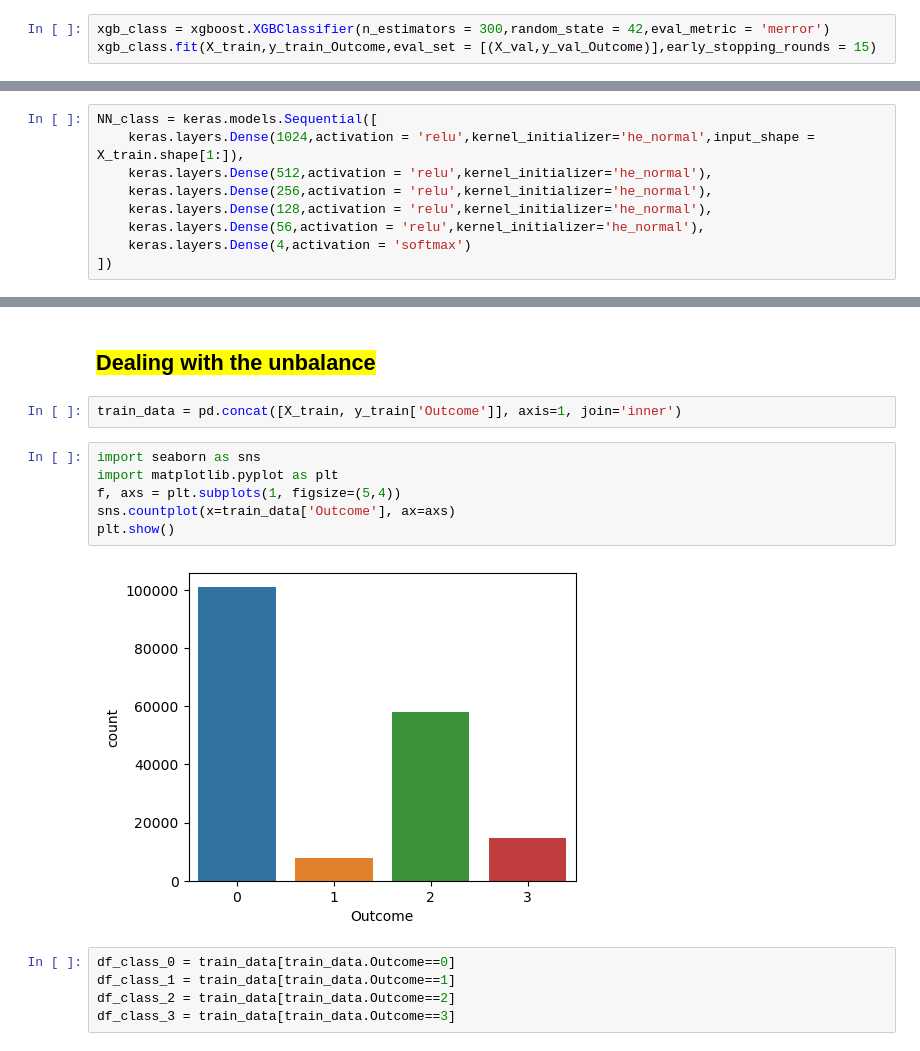
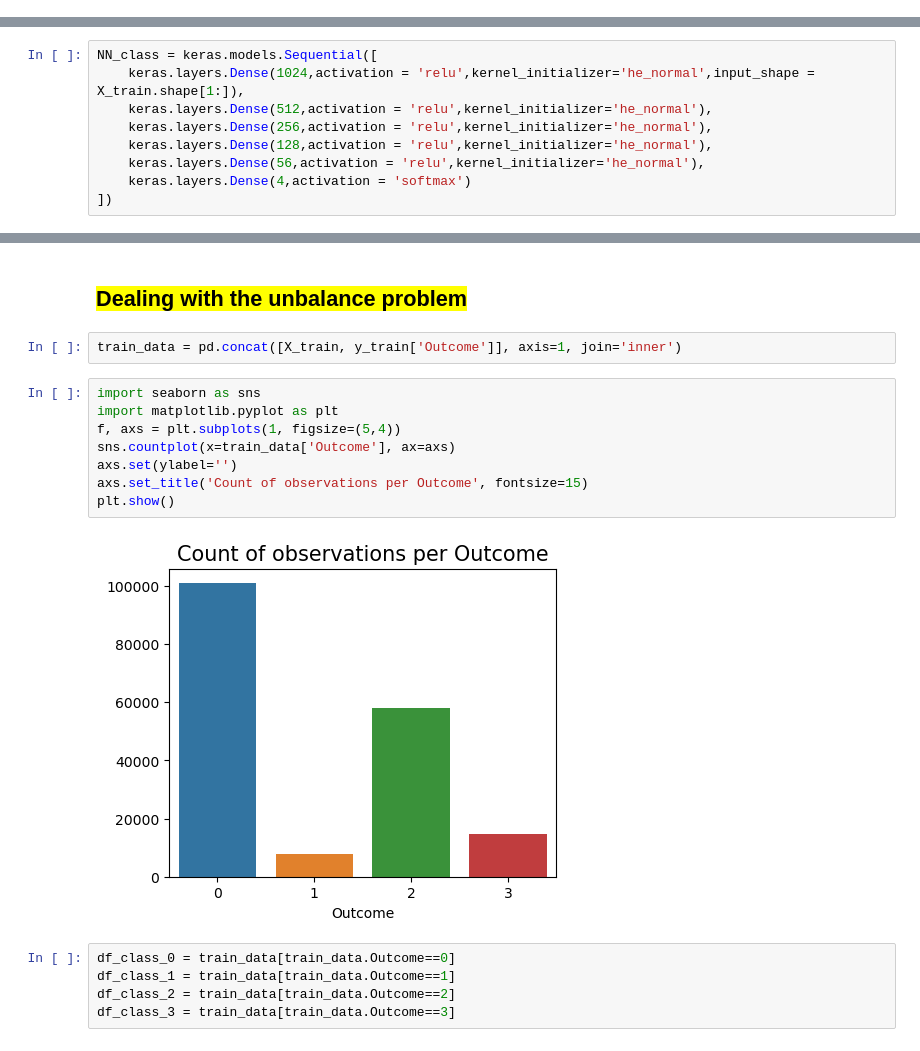
Before and after one commit to AdrianoEttari/EUSTEMA-Challenge, a Jupyter notebook: notebooks/Eustema_models_train_od.ipynb, the cells around one changed output, grey strips where cells are left out. Saved outputs shown, nothing was run; the diff lists cells and outputs as text.

Commit message:
notebook model training train_od

```diff
--- a/notebooks/Eustema_models_train_od.ipynb
+++ b/notebooks/Eustema_models_train_od.ipynb
@@ -180,3 +205,0 @@ from sklearn.metrics import ConfusionMatrixDisplay
-# %%
-xgb_class = xgboost.XGBClassifier(n_estimators = 300,random_state = 42,eval_metric = 'merror')
-xgb_class.fit(X_train,y_train_Outcome,eval_set = [(X_val,y_val_Outcome)],early_stopping_rounds = 15)
@@ -342,15 +375,17 @@ INFO:tensorflow:Assets written to: ram://63bf539b-08cf-4369-af66-488aa746baec/as
 # %% [markdown]
-## <a style=background:yellow;color:black> Dealing with the unbalance</a>
+## <a style=background:yellow;color:black> Dealing with the unbalance problem</a>
 # %%
 train_data = pd.concat([X_train, y_train['Outcome']], axis=1, join='inner')
 # %%
 import seaborn as sns
 import matplotlib.pyplot as plt
 f, axs = plt.subplots(1, figsize=(5,4))
 sns.countplot(x=train_data['Outcome'], ax=axs)
+axs.set(ylabel='')
+axs.set_title('Count of observations per Outcome', fontsize=15)
 plt.show()
 # %% [output]
-[figure, old version]
+[figure, new version]
 # %%
 df_class_0 = train_data[train_data.Outcome==0]
 df_class_1 = train_data[train_data.Outcome==1]
```
Also changed, not shown: parts of 43 cells of this notebook.
